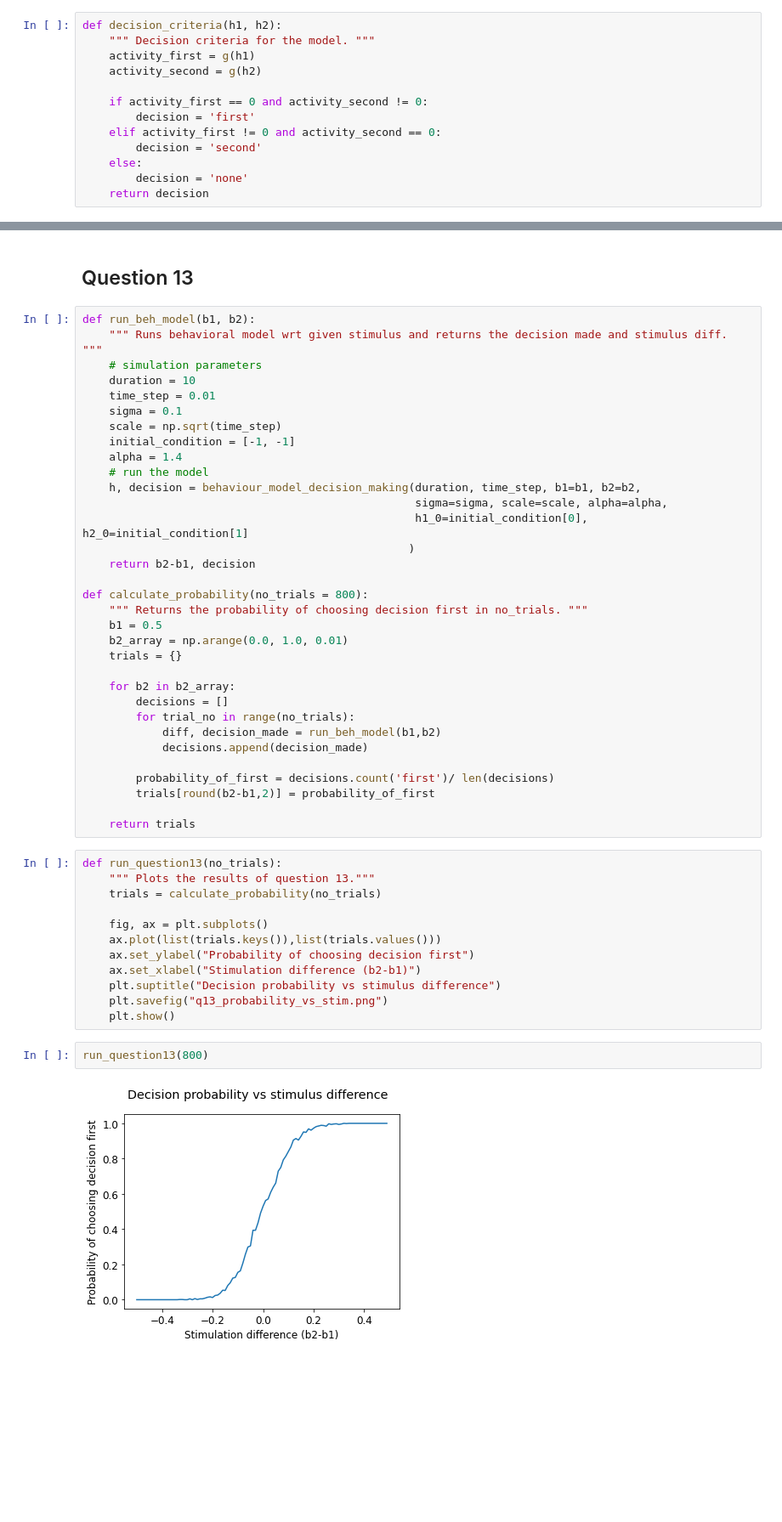
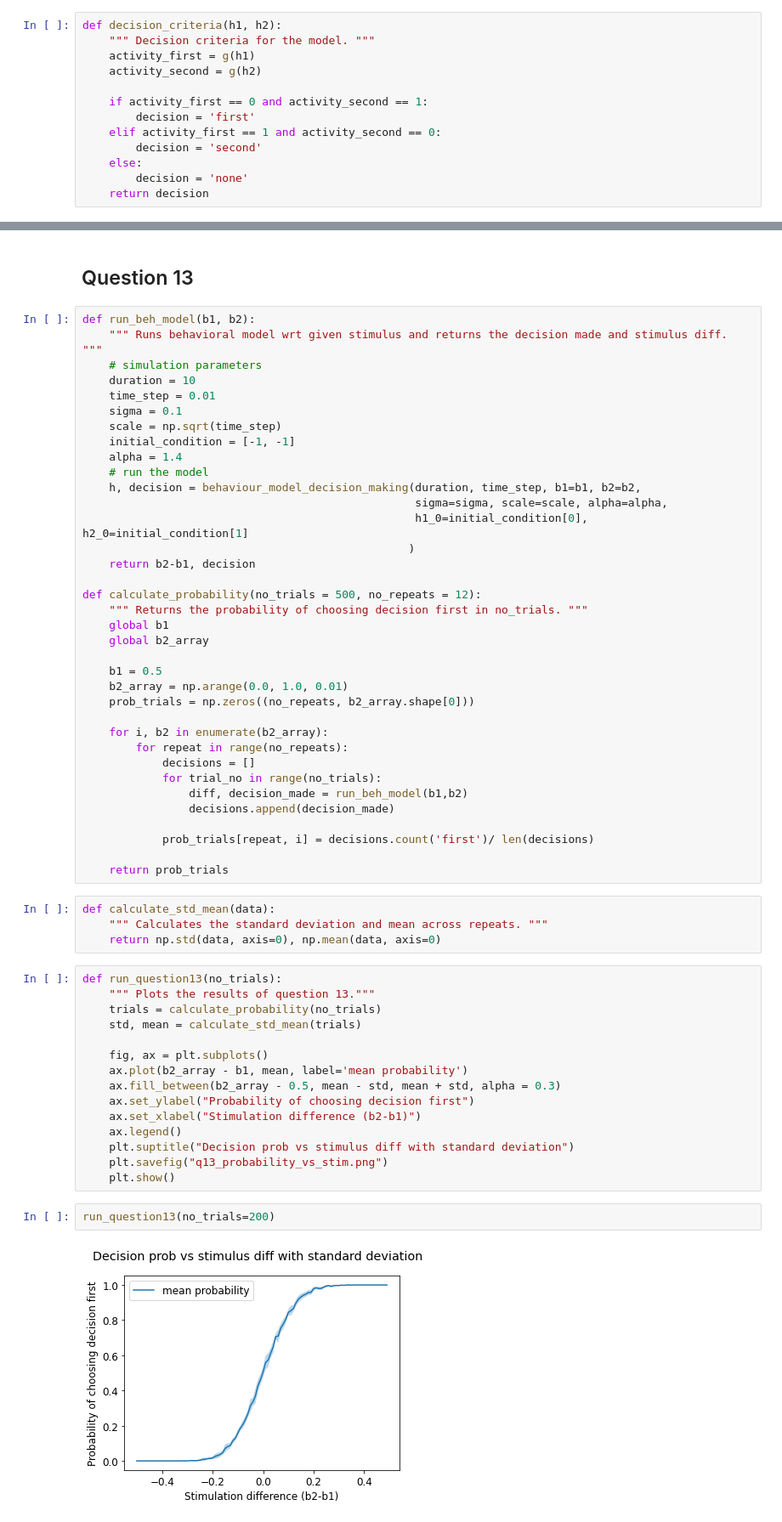
Before and after one commit to gizemozd/bio456-miniproject-competingpopulations, a Jupyter notebook: competing_populations.ipynb, the cells around one changed output, grey strips where cells are left out. Shown at 85% size. Cells and saved outputs as stored; diff of their text form; blank space fills up the shorter version.

Commit message:
Updated figures and added standard dev calculation

```diff
--- a/competing_populations.ipynb
+++ b/competing_populations.ipynb
@@ -366,9 +366,9 @@ def decision_criteria(h1, h2):
     activity_first = g(h1)
     activity_second = g(h2)
 
-    if activity_first == 0 and activity_second != 0:
+    if activity_first == 0 and activity_second == 1:
         decision = 'first'
-    elif activity_first != 0 and activity_second == 0:
+    elif activity_first == 1 and activity_second == 0:
         decision = 'second'
     else:
         decision = 'none'
@@ -488,35 +488,45 @@ def run_beh_model(b1, b2):
                                                  )
     return b2-b1, decision
 
-def calculate_probability(no_trials = 800):
+def calculate_probability(no_trials = 500, no_repeats = 12):
     """ Returns the probability of choosing decision first in no_trials. """
+    global b1
+    global b2_array
+
     b1 = 0.5
     b2_array = np.arange(0.0, 1.0, 0.01)
-    trials = {}
+    prob_trials = np.zeros((no_repeats, b2_array.shape[0]))
 
-    for b2 in b2_array:
-        decisions = []
-        for trial_no in range(no_trials):
-            diff, decision_made = run_beh_model(b1,b2)
-            decisions.append(decision_made)
+    for i, b2 in enumerate(b2_array):
+        for repeat in range(no_repeats):
+            decisions = []
+            for trial_no in range(no_trials):
+                diff, decision_made = run_beh_model(b1,b2)
+                decisions.append(decision_made)
 
-        probability_of_first = decisions.count('first')/ len(decisions)
-        trials[round(b2-b1,2)] = probability_of_first
+            prob_trials[repeat, i] = decisions.count('first')/ len(decisions)
 
-    return trials
+    return prob_trials
+# %%
+def calculate_std_mean(data):
+    """ Calculates the standard deviation and mean across repeats. """
+    return np.std(data, axis=0), np.mean(data, axis=0)
 # %%
 def run_question13(no_trials):
     """ Plots the results of question 13."""
     trials = calculate_probability(no_trials)
+    std, mean = calculate_std_mean(trials)
 
     fig, ax = plt.subplots()
-    ax.plot(list(trials.keys()),list(trials.values()))
+    ax.plot(b2_array - b1, mean, label='mean probability')
+    ax.fill_between(b2_array - 0.5, mean - std, mean + std, alpha = 0.3)
     ax.set_ylabel("Probability of choosing decision first")
     ax.set_xlabel("Stimulation difference (b2-b1)")
-    plt.suptitle("Decision probability vs stimulus difference")
+    ax.legend()
+    plt.suptitle("Decision prob vs stimulus diff with standard deviation")
     plt.savefig("q13_probability_vs_stim.png")
     plt.show()
 # %%
-run_question13(800)
+run_question13(no_trials=200)
 # %% [output]
-[figure, old version]
+[figure, new version]
```
Also changed, not shown: parts of 3 cells of this notebook, 10 other files.
